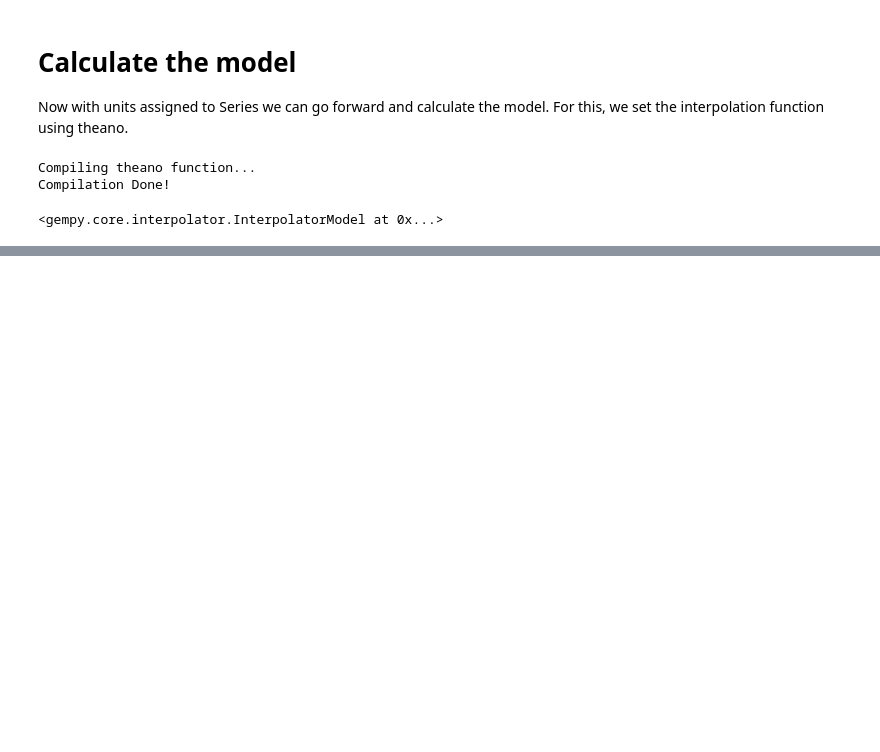
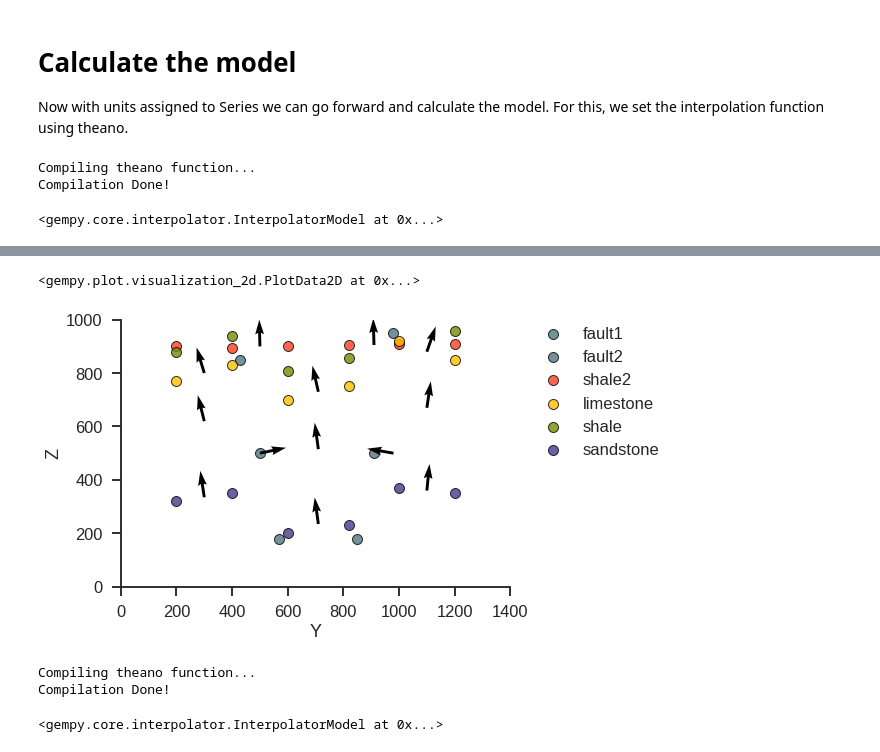
Before and after one commit to Japhiolite/gempy-tests, a Jupyter notebook: notebooks/GemPy-feature_compilation.ipynb, the cells around one changed output, grey strips where cells are left out. Cells and saved outputs as stored; diff of their text form; code cells hidden in the pictures; blank space fills up the shorter version.

Commit message:
test topo on section with interp2d

```diff
--- a/notebooks/GemPy-feature_compilation.ipynb
+++ b/notebooks/GemPy-feature_compilation.ipynb
@@ -134,0 +155,9 @@ gp.plot.plot_section(geo_model, cell_number=4, direction='x')
+# %%
+# some random depth deviations
+dz = np.random.randn() * 100
+r2Z = geo_model.get_data('surface_points')['Z'].iloc[g.groups['shale']]
+
+r2Z_dist = r2Z + dz
+
+geo_modelC = copy.copy(geo_model)
+geo_modelC.modify_surface_points(g.groups['shale'], Z = r2Z_dist)
@@ -134,0 +182,13 @@ gp.plot.plot_section(geo_model, cell_number=4, direction='x')
+# %%
+gp.plot.plot_data(geo_modelC, direction='x')
+# %% [output]
+<gempy.plot.visualization_2d.PlotData2D at 0x...>
+[figure, added]
+# %%
+# Create the theano model
+gp.set_interpolation_data(geo_model, compile_theano=True,
+                         theano_optimizer='fast_compile')
+# %% [output]
+Compiling theano function...
+Compilation Done!
+<gempy.core.interpolator.InterpolatorModel at 0x...>
```
Also changed, not shown: parts of 8 cells of this notebook, 2 other files.
